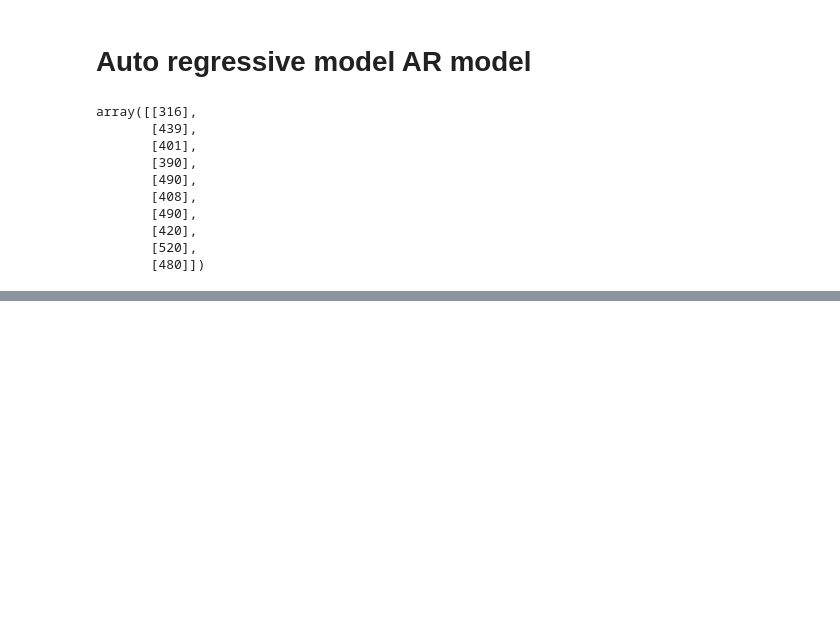
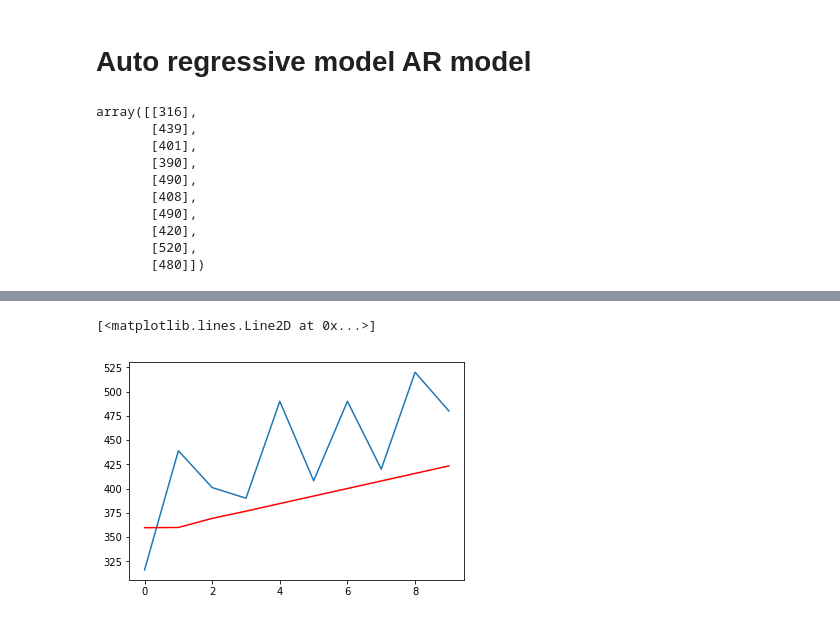
Before and after one commit to Meghashyamt/python, a Jupyter notebook: TimeSeries.ipynb, the cells around one changed output, grey strips where cells are left out. Saved outputs shown, nothing was run; the diff lists cells and outputs as text; code cells hidden in the pictures; blank space fills up the shorter version.

```diff
--- a/TimeSeries.ipynb
+++ b/TimeSeries.ipynb
@@ -103,0 +134,6 @@ array([[316],
+# %%
+plt.plot(test)
+plt.plot(predictions, color='red')
+# %% [output]
+[<matplotlib.lines.Line2D at 0x...>]
+[figure, added]
```
Also changed, not shown: parts of 7 cells of this notebook.
